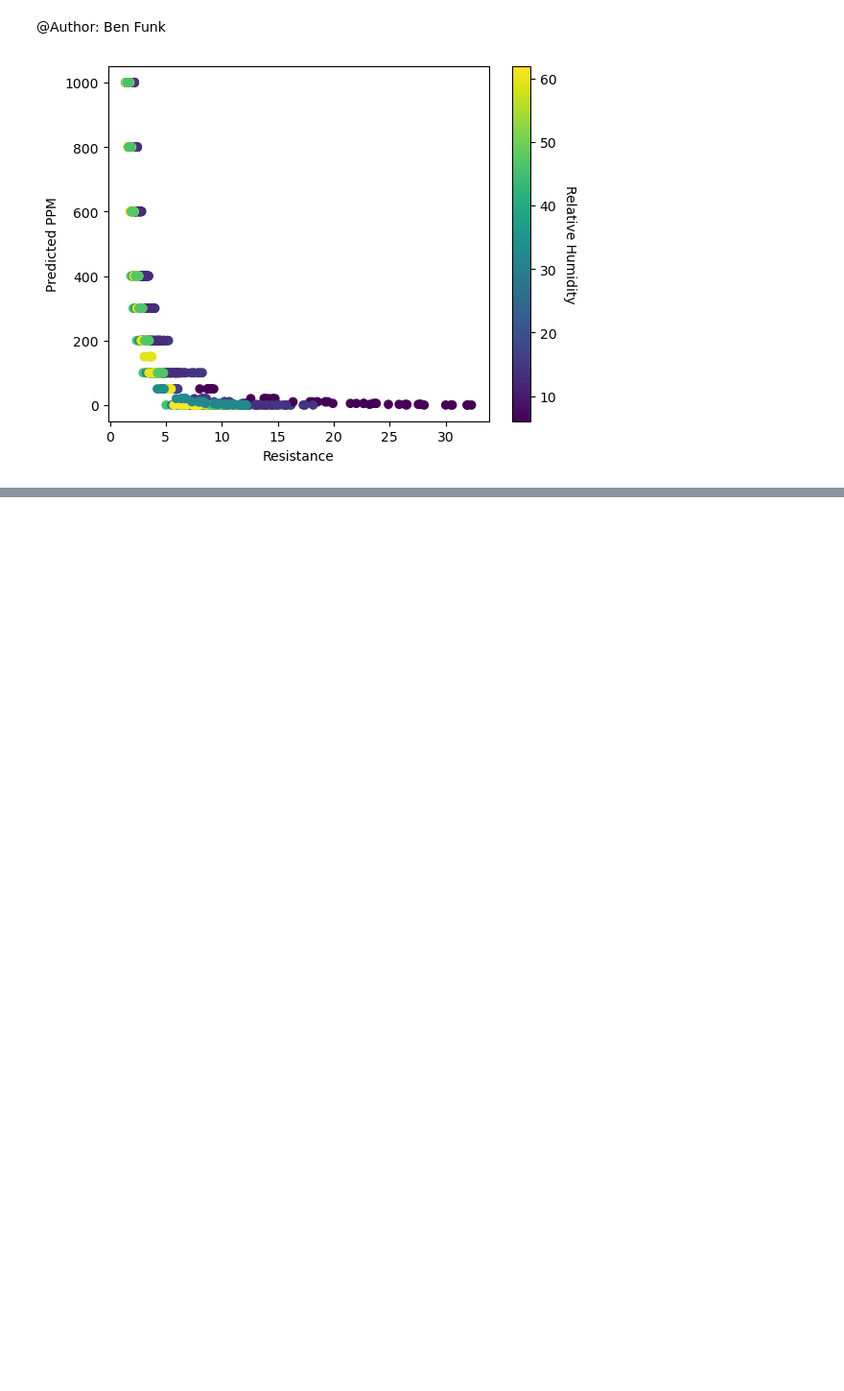
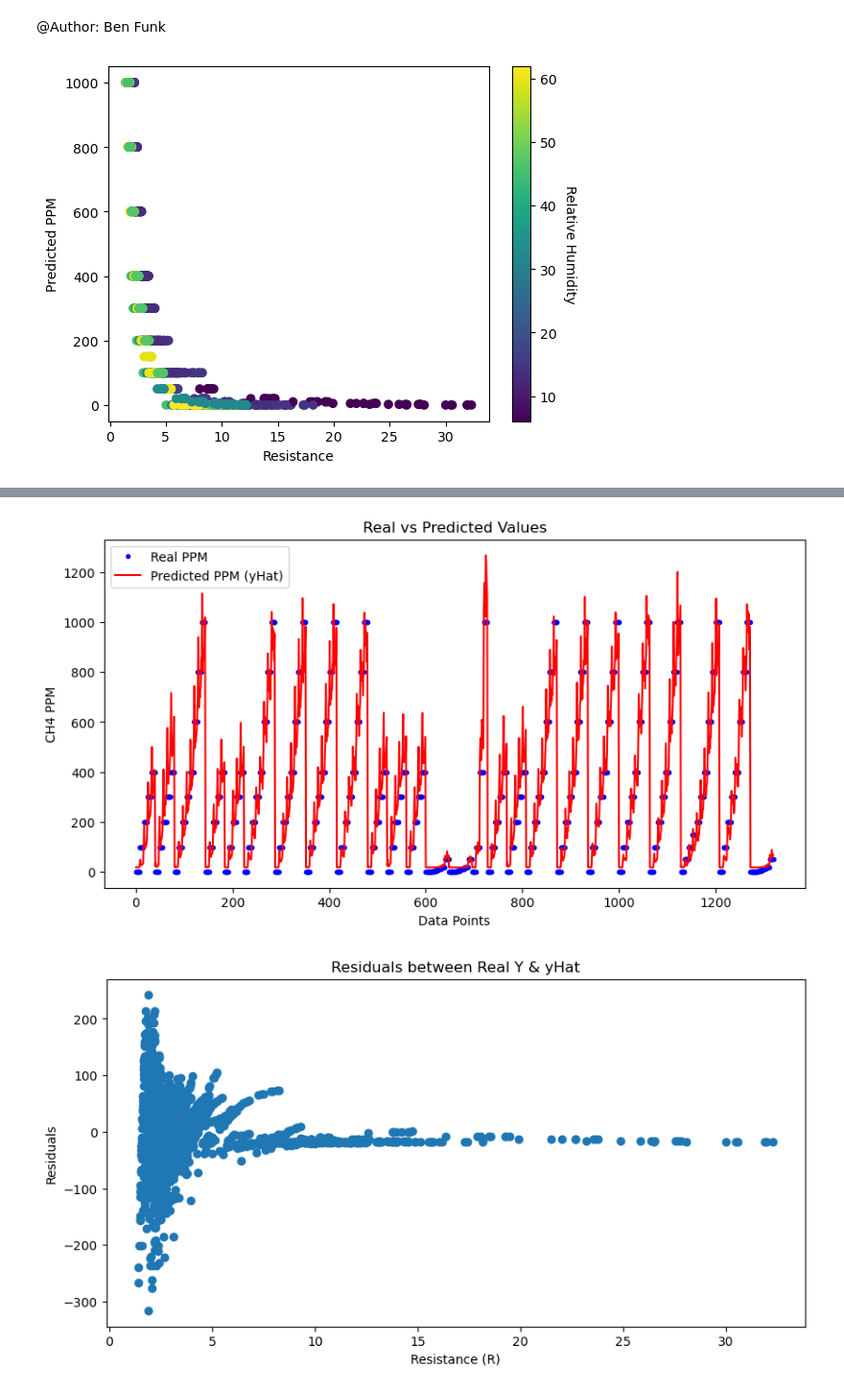
Before and after one commit to Coopsims/MethaneDataScience, a Jupyter notebook: Ben's Analysis/Equation Generation.ipynb, the cells around one changed output, grey strips where cells are left out. Shown at 96% size. Saved outputs shown, nothing was run; the diff lists cells and outputs as text; code cells hidden in the pictures; blank space fills up the shorter version.

```diff
--- a/Ben's Analysis/Equation Generation.ipynb
+++ b/Ben's Analysis/Equation Generation.ipynb
@@ -204,2 +204,35 @@ No artists with labels found to put in legend.  Note that artists whose label st
+# %%
+# Extract the X values for the curve fitting
+X_values = (xDataResistance, xDataRH, xDataTemp)
+
+# Compute the predicted y values using the optimized parameters
+yHat = funkEQ(X_values, *popt)
+
+# Extract the real y values from your data
+realY = file2.loc[:, 'Target PPM']
+
+# Compute the residuals
+residual = realY - yHat
+
+# Plot the real and predicted y values
+plt.figure(figsize=(10, 5))
+plt.plot(realY, 'b.', label='Real PPM')
+plt.plot(yHat, 'r-', label='Predicted PPM (yHat)')
+plt.xlabel('Data Points')
+plt.ylabel('CH4 PPM')
+plt.title('Real vs Predicted Values')
+plt.legend()
+plt.show()
+
+# Plot the residuals
+plt.figure(figsize=(10, 5))
+plt.scatter(xDataResistance, residual)
+plt.xlabel('Resistance (R)')
+plt.ylabel('Residuals')
+plt.title('Residuals between Real Y & yHat')
+plt.show()
+# %% [output]
+[figure, added]
+[figure, added]
 # %%
 # Calculate residuals using the training data
```
Also changed, not shown: parts of 4 cells of this notebook.
